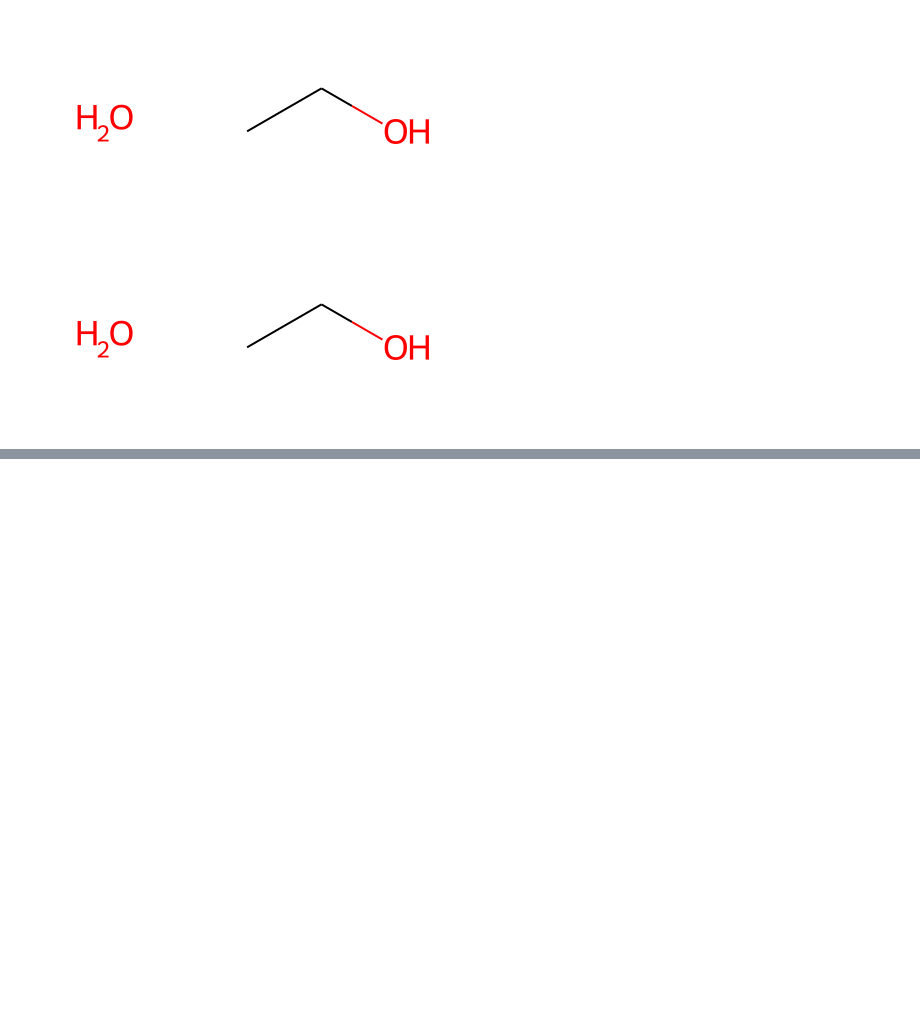
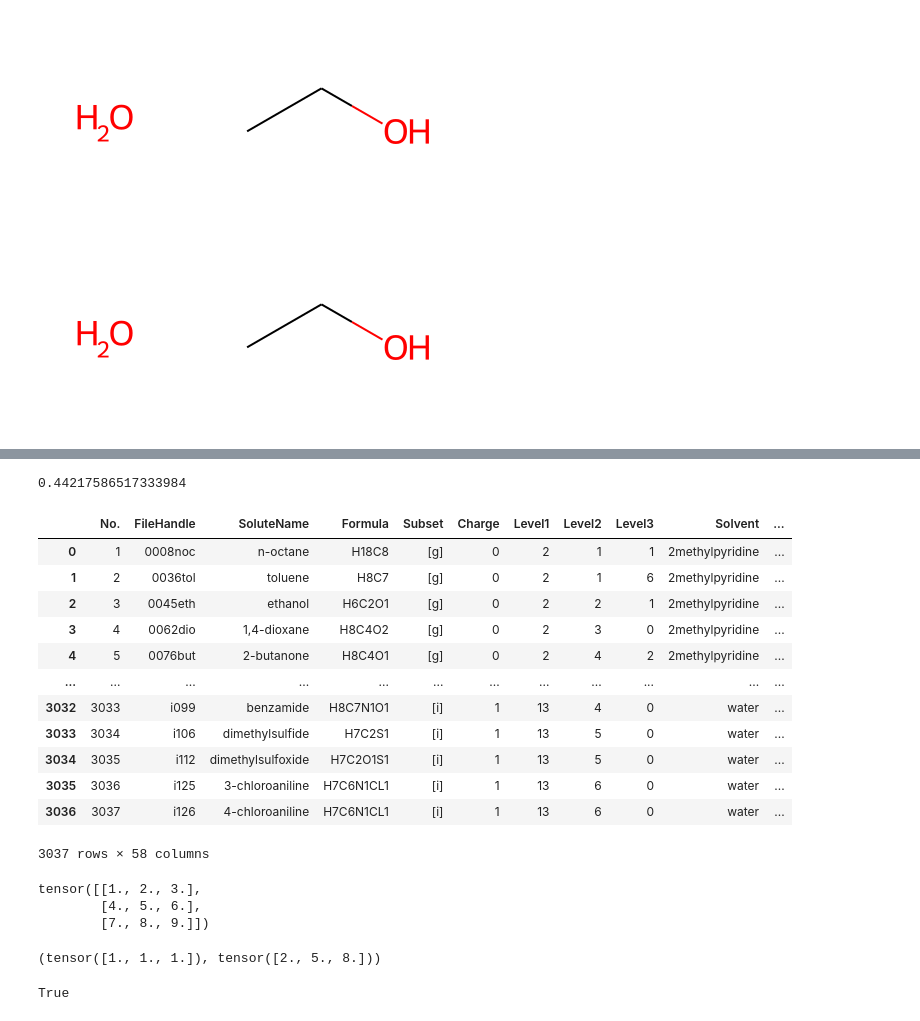
Before and after one commit to balepka212/NN-Solvation, a Jupyter notebook: Solvation_1/Test1.ipynb, the cells around one changed output, grey strips where cells are left out. Saved outputs shown, nothing was run; the diff lists cells and outputs as text; code cells hidden in the pictures; blank space fills up the shorter version.

```diff
--- a/Solvation_1/Test1.ipynb
+++ b/Solvation_1/Test1.ipynb
@@ -101,0 +144,23 @@ display(x)
+# %%
+val_loss_min
+# %% [output]
+0.44217586517333984
+# %%
+import pandas as pd
+norm_table = pd.read_table('../Solvation_1/Tables/MNSol_alldata.txt')
+# %%
+norm_table
+# %% [output]
+|  | No. | FileHandle | SoluteName | Formula | Subset | Charge | Level1 | Level2 | Level3 | Solvent | ... |
+| 0 | 1 | 0008noc | n-octane | H18C8 | [g] | 0 | 2 | 1 | 1 | 2methylpyridine | ... |
+| 1 | 2 | 0036tol | toluene | H8C7 | [g] | 0 | 2 | 1 | 6 | 2methylpyridine | ... |
+| 2 | 3 | 0045eth | ethanol | H6C2O1 | [g] | 0 | 2 | 2 | 1 | 2methylpyridine | ... |
+| 3 | 4 | 0062dio | 1,4-dioxane | H8C4O2 | [g] | 0 | 2 | 3 | 0 | 2methylpyridine | ... |
+| 4 | 5 | 0076but | 2-butanone | H8C4O1 | [g] | 0 | 2 | 4 | 2 | 2methylpyridine | ... |
+| ... | ... | ... | ... | ... | ... | ... | ... | ... | ... | ... | ... |
+| 3032 | 3033 | i099 | benzamide | H8C7N1O1 | [i] | 1 | 13 | 4 | 0 | water | ... |
+| 3033 | 3034 | i106 | dimethylsulfide | H7C2S1 | [i] | 1 | 13 | 5 | 0 | water | ... |
+| 3034 | 3035 | i112 | dimethylsulfoxide | H7C2O1S1 | [i] | 1 | 13 | 5 | 0 | water | ... |
+| 3035 | 3036 | i125 | 3-chloroaniline | H7C6N1CL1 | [i] | 1 | 13 | 6 | 0 | water | ... |
+| 3036 | 3037 | i126 | 4-chloroaniline | H7C6N1CL1 | [i] | 1 | 13 | 6 | 0 | water | ... |
+3037 rows × 58 columns
@@ -101,0 +170,15 @@ display(x)
+# %%
+testa = testa.float()
+testa
+# %% [output]
+tensor([[1., 2., 3.],
+        [4., 5., 6.],
+        [7., 8., 9.]])
+# %%
+torch.std_mean(testa, dim = 1)
+# %% [output]
+(tensor([1., 1., 1.]), tensor([2., 5., 8.]))
+# %%
+True in (False, True, True)
+# %% [output]
+True
```
Also changed, not shown: parts of 7 cells of this notebook, 35 other files.
